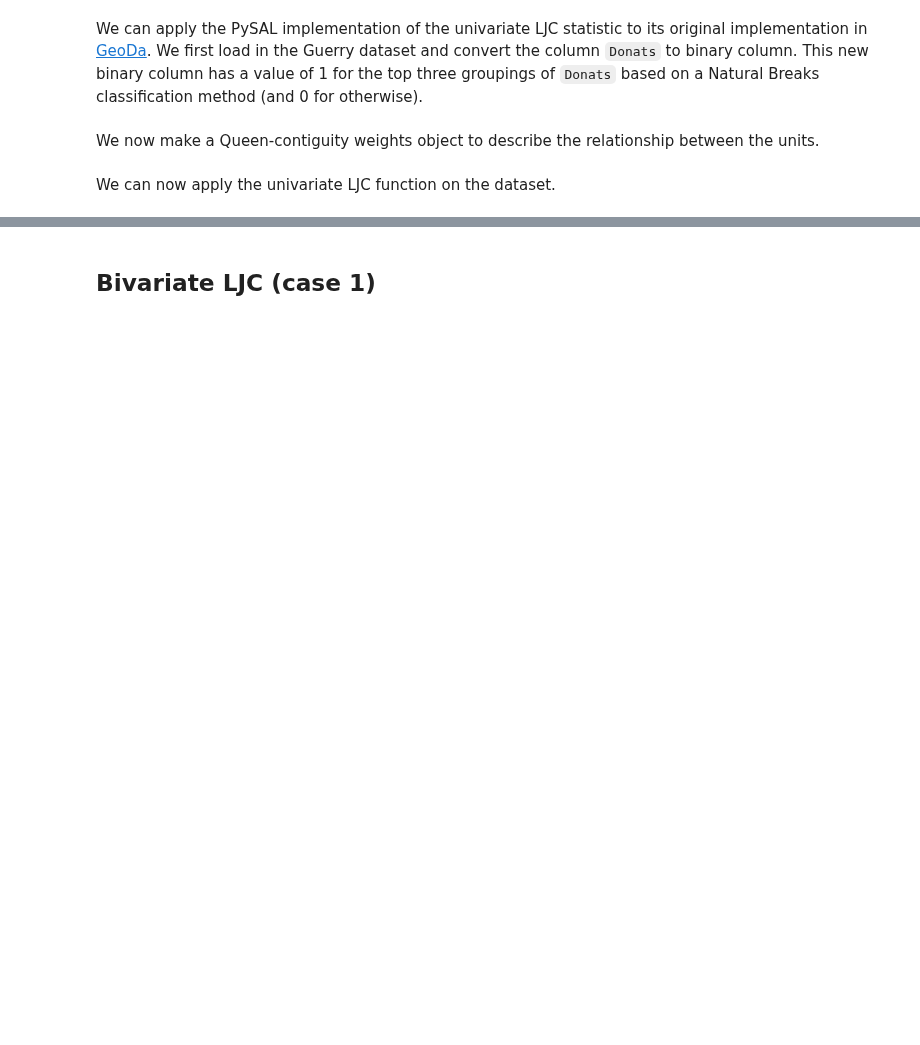
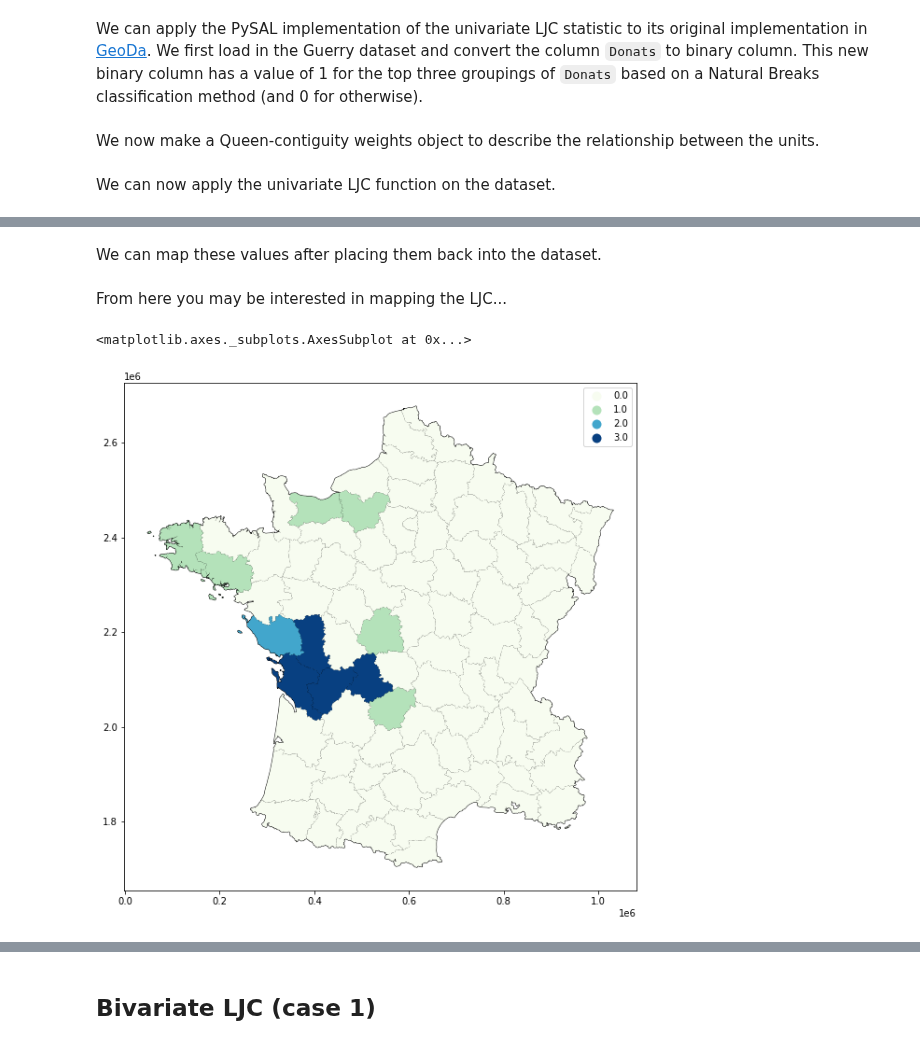
Before and after one commit to jeffcsauer/GSOC2020, a Jupyter notebook: docs/localjoincounts.ipynb, the cells around one changed output, grey strips where cells are left out. Saved outputs shown, nothing was run; the diff lists cells and outputs as text; code cells hidden in the pictures; blank space fills up the shorter version.

```diff
--- a/docs/localjoincounts.ipynb
+++ b/docs/localjoincounts.ipynb
@@ -54,0 +67,18 @@ array([  nan,   nan,   nan,   nan,   nan,   nan,   nan,   nan,   nan,
+# %% [markdown]
+We can map these values after placing them back into the dataset.
+# %%
+guerry_ds['LJC_UNI'] = LJC_uni.LJC
+guerry_ds['LJC_UNI_p_sim'] = LJC_uni.p_sim
+# %% [markdown]
+From here you may be interested in mapping the LJC...
+# %%
+import matplotlib.pyplot as plt
+fig,ax = plt.subplots(figsize=(12,10), subplot_kw={'aspect':'equal'})
+guerry_ds.plot(color='white', edgecolor='black', ax=ax)
+guerry_ds.plot(column='LJC_UNI',
+               categorical=True,
+               cmap='GnBu',
+               legend=True, ax=ax)
+# %% [output]
+<matplotlib.axes._subplots.AxesSubplot at 0x...>
+[figure, added]
```
Also changed, not shown: parts of 36 cells of this notebook, 3 other files.
